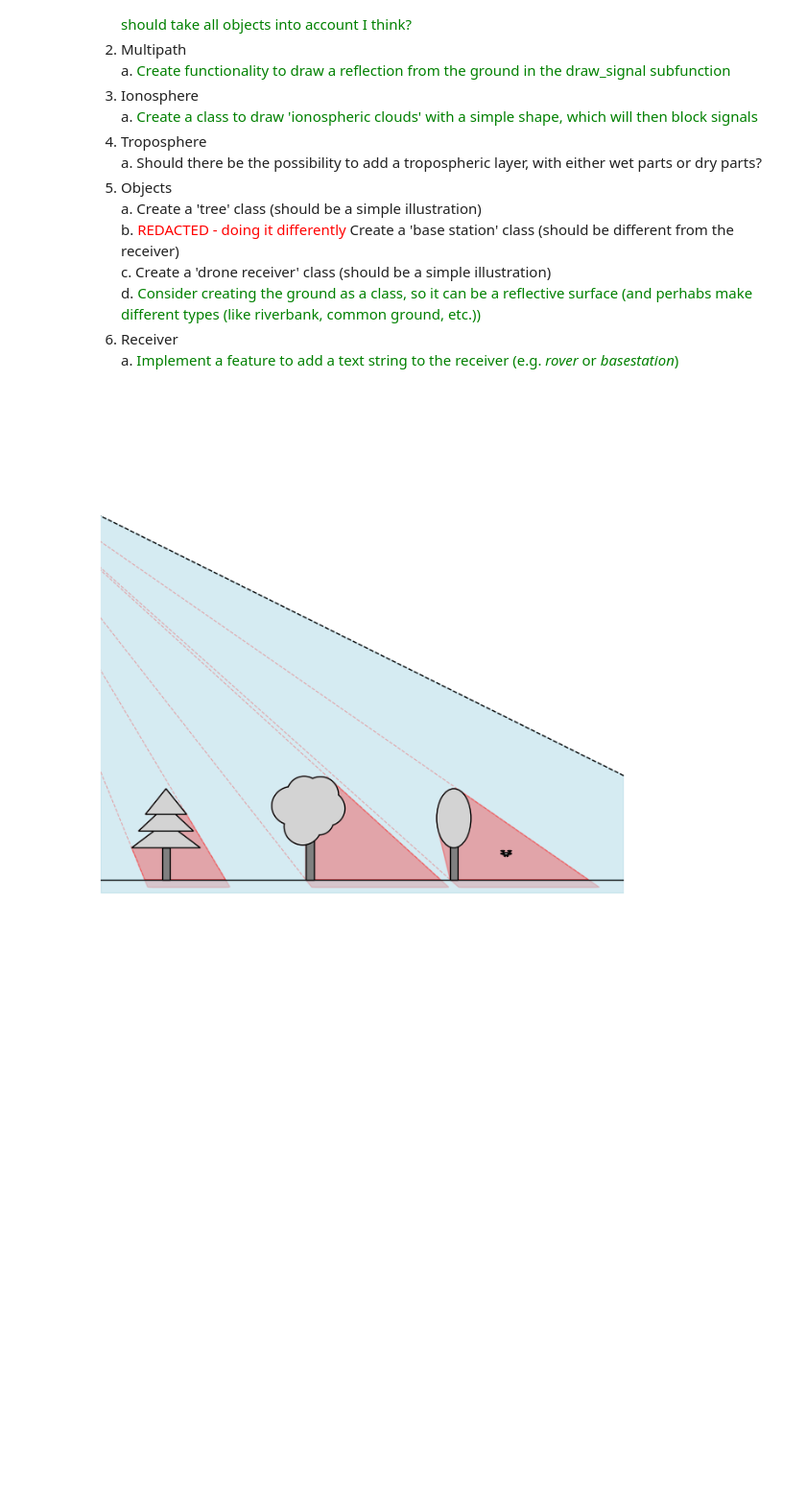
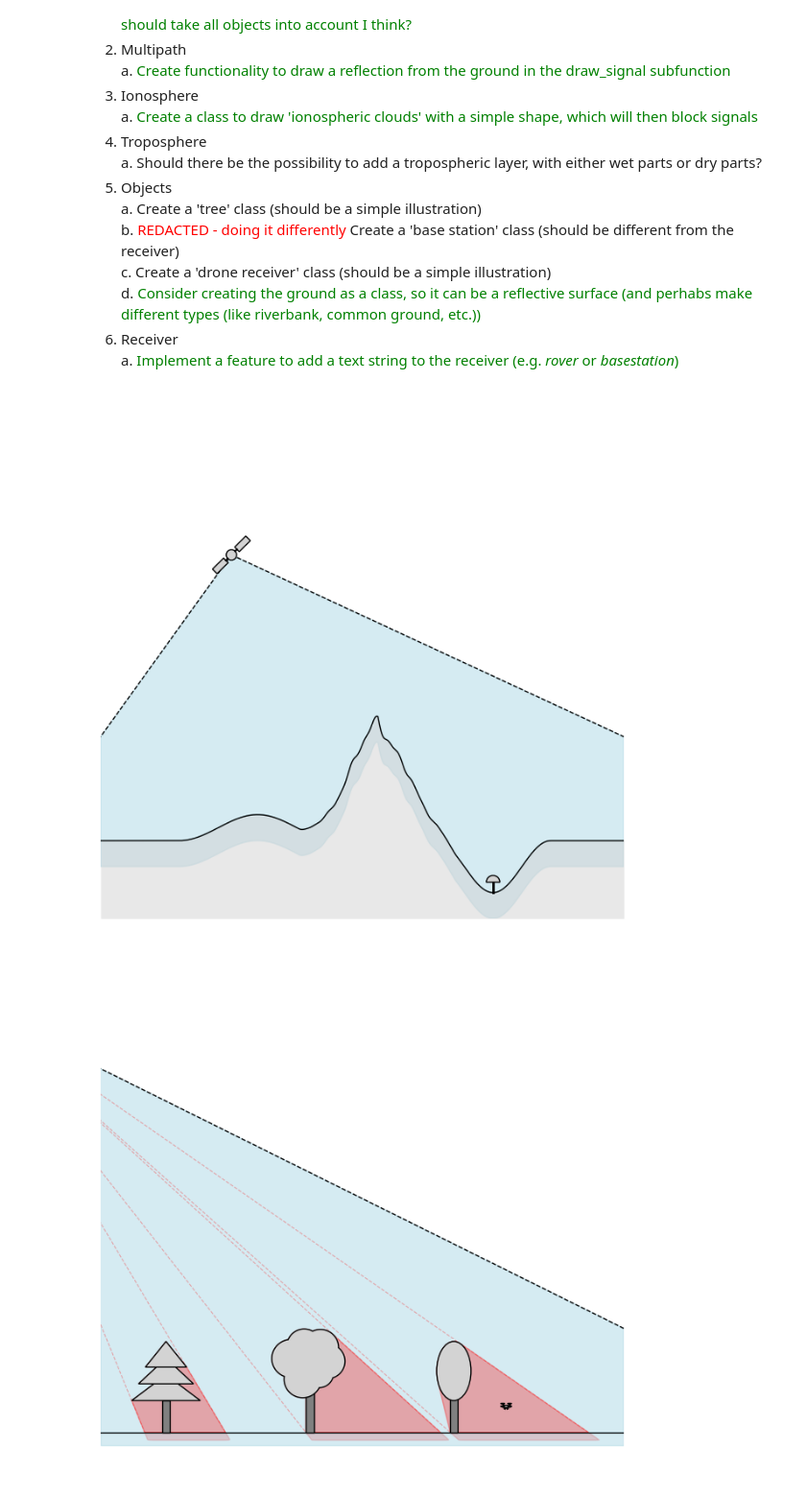
Before and after one commit to R0hero/gsi, a Jupyter notebook: example_scripts.ipynb, the cells around one changed output. Shown at 96% size. Saved outputs shown, nothing was run; the diff lists cells and outputs as text; code cells hidden in the pictures; blank space fills up the shorter version.

Commit message:
feat: add illustration with a valley, mountain and hill

```diff
--- a/example_scripts.ipynb
+++ b/example_scripts.ipynb
@@ -32,3 +32,33 @@ from gsi import Receiver, Satellite, Blob, Ground, Building, Drone, Tree
+# %%
+ground = Ground(height=0, groundtype='Terrain',)
+ground.add_feature(TerrainFeature(position=-20, height=5, width=30, shape='Hill'))
+ground.add_feature(TerrainFeature(position=3, height=25, width=30, shape='Mountain', seed=128))
+ground.add_feature(TerrainFeature(position=25, height=10, width=22, shape='Valley'))
+
+receiver = Receiver(position=(25, ground.height_at(25)+2), antenna_height=2)
+satellite = Satellite(position=(-25, 55), rotation=45)
+
+fixed_x_limits = (-50, 50)
+
+fig, ax = plt.subplots(figsize=(8,8))
+
+ground.plot(ax, x_limits=fixed_x_limits)
+receiver.plot(ax)
+
+satellite.plot(ax)
+satellite.draw_signal(ax, ground, receiver)
+satellite.draw_footprint(ax, ground, x_limits=fixed_x_limits)
+
+
+
+# static settings
+ax.set_xlim(fixed_x_limits)
+ax.set_ylim([-15, fixed_x_limits[1]-fixed_x_limits[0]-15])
+
+ax.axis('off')
+plt.tick_params(left = False, right = False, labelleft = False, labelbottom = False, bottom = False)
+# %% [output]
+[figure, added]
 # %%
 ground = Ground(height=5)
 
```
Also changed, not shown: parts of 1 cell of this notebook.
